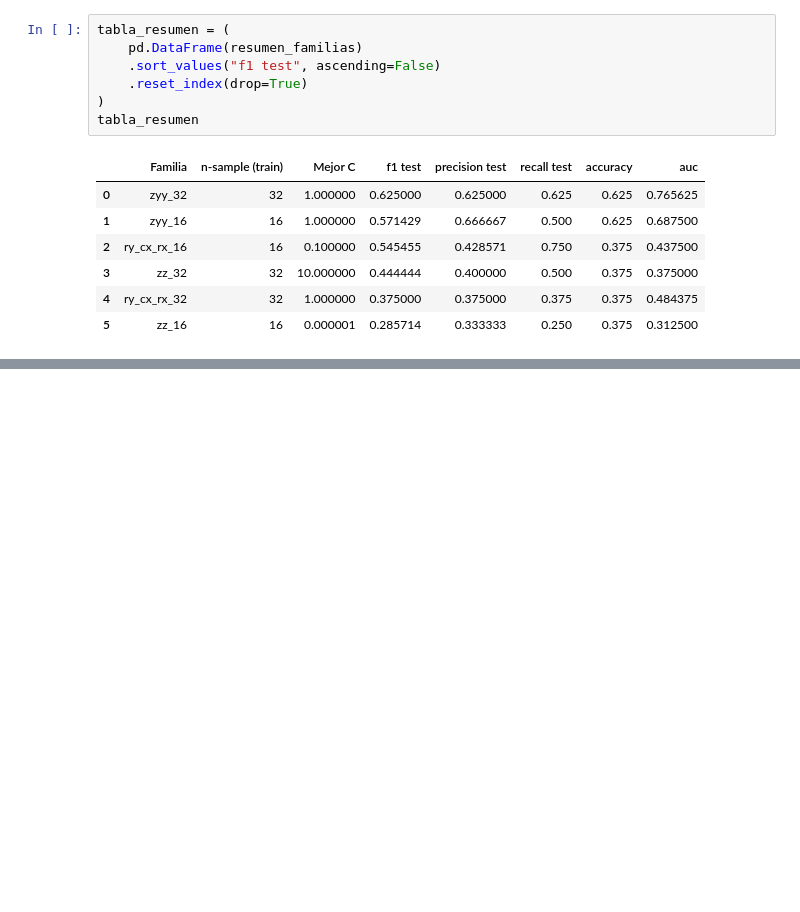
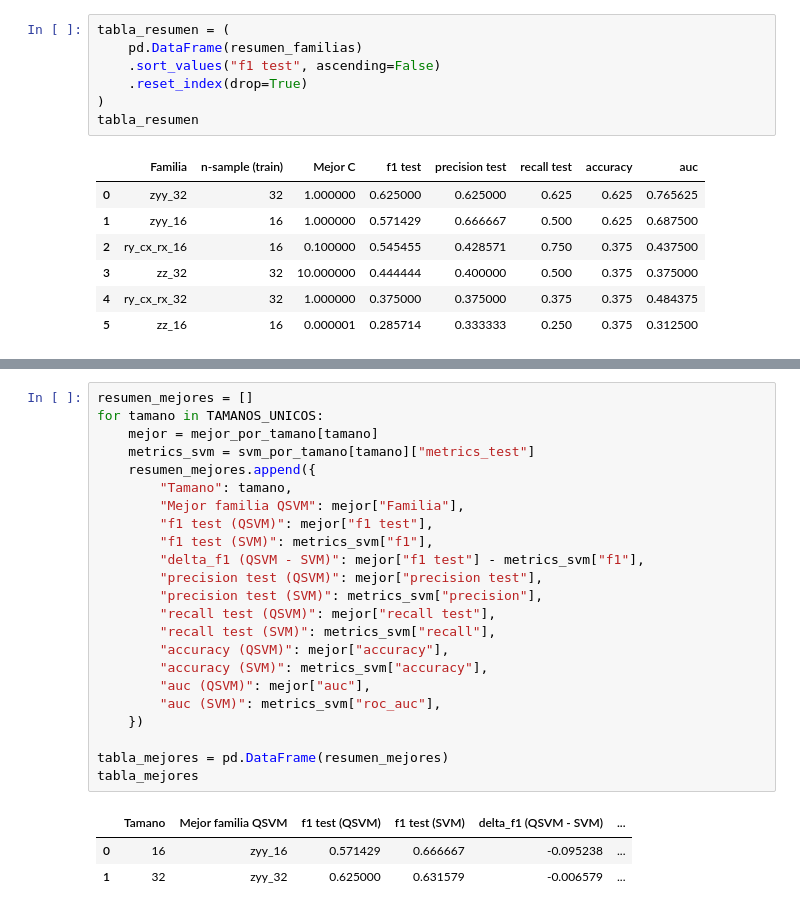
Before and after one commit to felipechoy1/QuantumTenango_Quantaton2026_Track2, a Jupyter notebook: qsvm_water.ipynb, the cells around one changed output, grey strips where cells are left out. Cells and saved outputs as stored; diff of their text form; blank space fills up the shorter version.

```diff
--- a/qsvm_water.ipynb
+++ b/qsvm_water.ipynb
@@ -694,0 +760,27 @@ tabla_resumen
+# %%
+resumen_mejores = []
+for tamano in TAMANOS_UNICOS:
+    mejor = mejor_por_tamano[tamano]
+    metrics_svm = svm_por_tamano[tamano]["metrics_test"]
+    resumen_mejores.append({
+        "Tamano": tamano,
+        "Mejor familia QSVM": mejor["Familia"],
+        "f1 test (QSVM)": mejor["f1 test"],
+        "f1 test (SVM)": metrics_svm["f1"],
+        "delta_f1 (QSVM - SVM)": mejor["f1 test"] - metrics_svm["f1"],
+        "precision test (QSVM)": mejor["precision test"],
+        "precision test (SVM)": metrics_svm["precision"],
+        "recall test (QSVM)": mejor["recall test"],
+        "recall test (SVM)": metrics_svm["recall"],
+        "accuracy (QSVM)": mejor["accuracy"],
+        "accuracy (SVM)": metrics_svm["accuracy"],
+        "auc (QSVM)": mejor["auc"],
+        "auc (SVM)": metrics_svm["roc_auc"],
+    })
+
+tabla_mejores = pd.DataFrame(resumen_mejores)
+tabla_mejores
+# %% [output]
+|  | Tamano | Mejor familia QSVM | f1 test (QSVM) | f1 test (SVM) | delta_f1 (QSVM - SVM) | ... |
+| 0 | 16 | zyy_16 | 0.571429 | 0.666667 | -0.095238 | ... |
+| 1 | 32 | zyy_32 | 0.625000 | 0.631579 | -0.006579 | ... |
```
Also changed, not shown: parts of 9 cells of this notebook, 6 other files.
